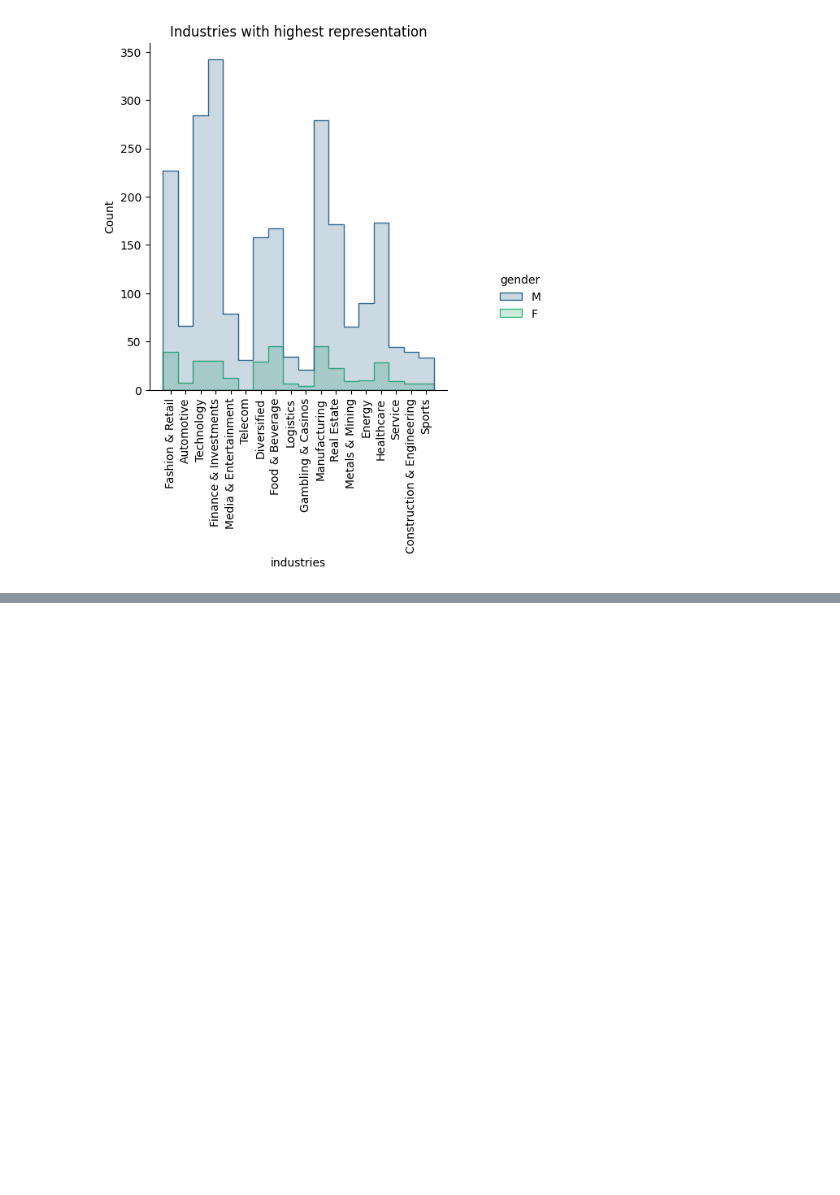
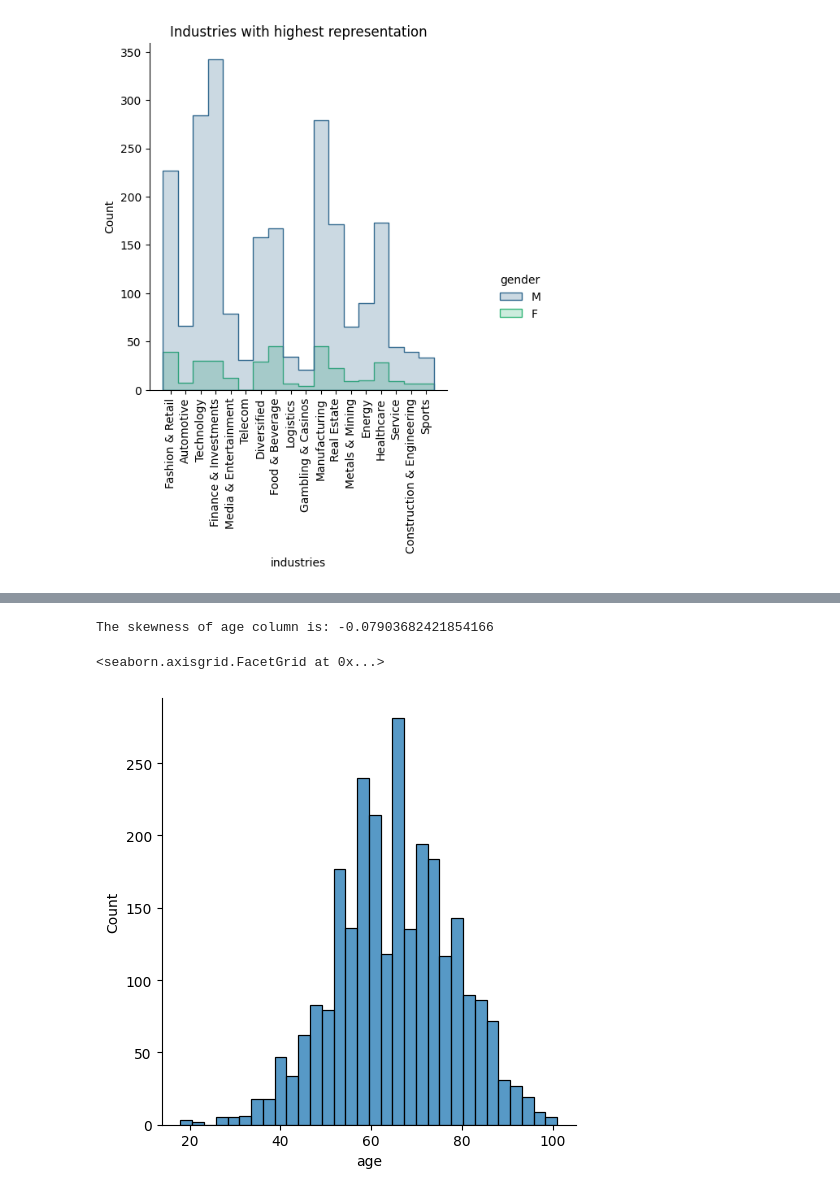
Before and after one commit to naveen3830/Kaggle, a Jupyter notebook: billionaires-data-visualization.ipynb, the cells around one changed output, grey strips where cells are left out. Drawn from its saved outputs; the diff is of its cells as text; code cells hidden in the pictures; blank space fills up the shorter version.

```diff
--- a/billionaires-data-visualization.ipynb
+++ b/billionaires-data-visualization.ipynb
@@ -45,6 +45,8 @@ d1
 | 2638 | 2540 | 1000 | Real Estate | Zhang Guiping & family | 71.0 | China | Nanjing | Real estate | Real Estate | ... |
 | 2639 | 2540 | 1000 | Diversified | Inigo Zobel | 66.0 | Philippines | Makati | Diversified | Diversified | ... |
 2640 rows × 35 columns
+# %%
+data=d1.copy()
 # %% [markdown]
 # Data Exploration
 # %%
@@ -300,0 +271,9 @@ sns.scatterplot(data=d1,x="finalWorth",y="industries")
+# %%
+data["age"].fillna(data["age"].mean(),inplace=True)
+# %%
+print("The skewness of age column is:",data["age"].skew())
+sns.displot(data=data,x="age",kind="hist")
+# %% [output]
+The skewness of age column is: -0.07903682421854166
+<seaborn.axisgrid.FacetGrid at 0x...>
+[figure, added]
```
Also changed, not shown: parts of 6 cells of this notebook.
